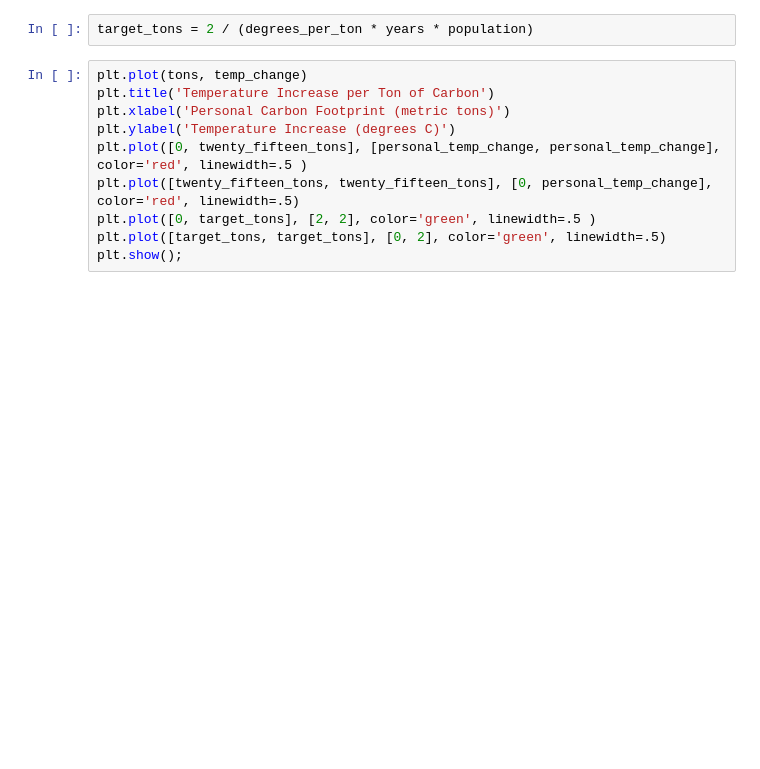
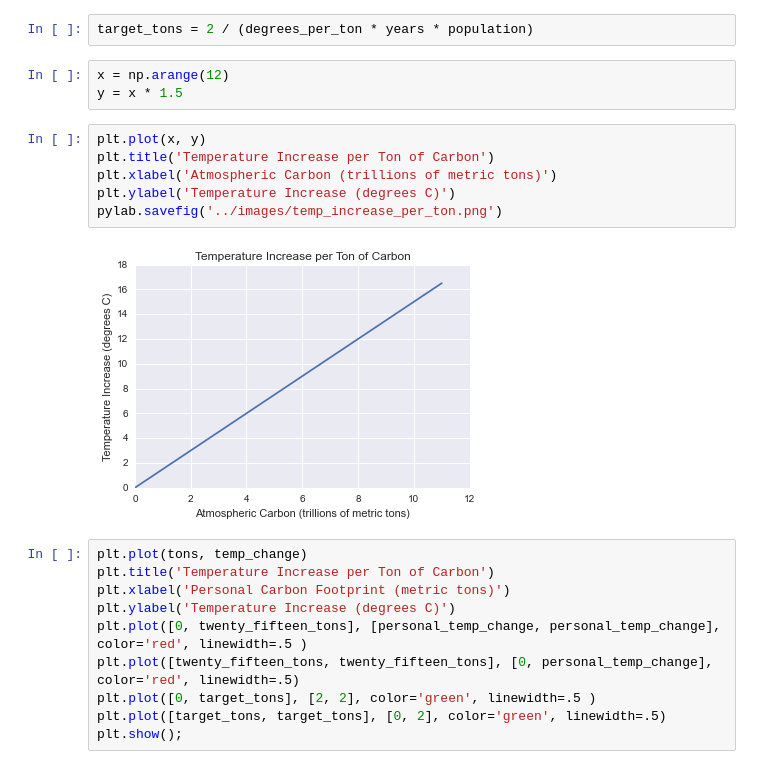
Before and after one commit to pdarche/carbon, a Jupyter notebook: notebooks/Carbon Footprint - EDA.ipynb, the cells around one changed output. Cells and saved outputs as stored; diff of their text form; blank space fills up the shorter version.

```diff
--- a/notebooks/Carbon Footprint - EDA.ipynb
+++ b/notebooks/Carbon Footprint - EDA.ipynb
@@ -100,6 +100,17 @@ twenty_fifteen_tons = grouped.get_group(2015).carbon.sum() / 1000
 personal_temp_change = twenty_fifteen_tons * degrees_per_ton * years * population
 # %%
 target_tons = 2 / (degrees_per_ton * years * population)
+# %%
+x = np.arange(12)
+y = x * 1.5
+# %%
+plt.plot(x, y)
+plt.title('Temperature Increase per Ton of Carbon')
+plt.xlabel('Atmospheric Carbon (trillions of metric tons)')
+plt.ylabel('Temperature Increase (degrees C)')
+pylab.savefig('../images/temp_increase_per_ton.png')
+# %% [output]
+[figure, added]
 # %%
 plt.plot(tons, temp_change)
 plt.title('Temperature Increase per Ton of Carbon')
```
Also changed, not shown: parts of 2 cells of this notebook, 3 other files.
